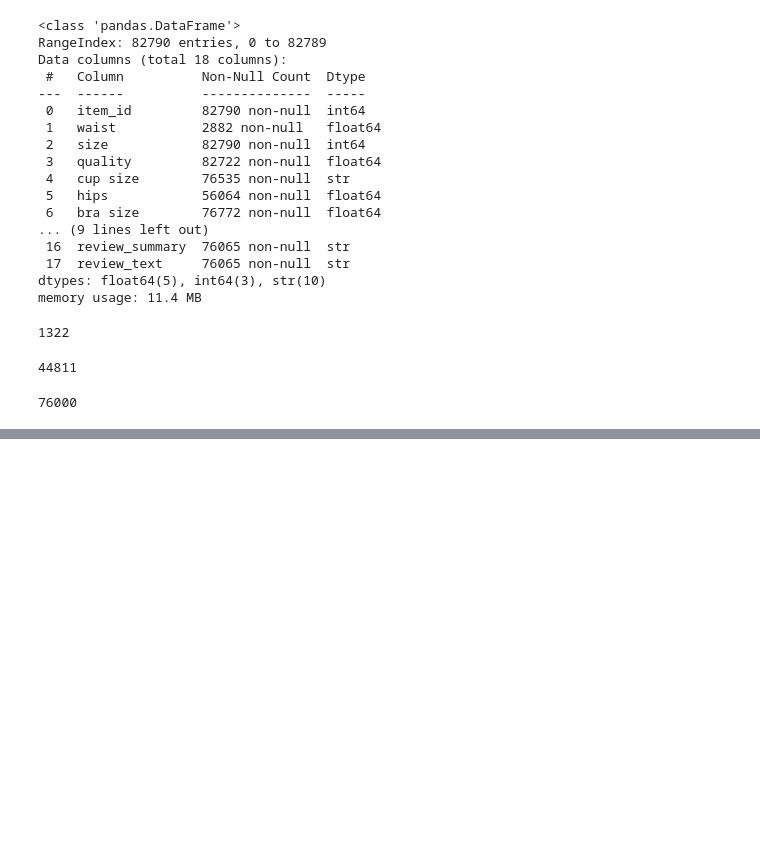
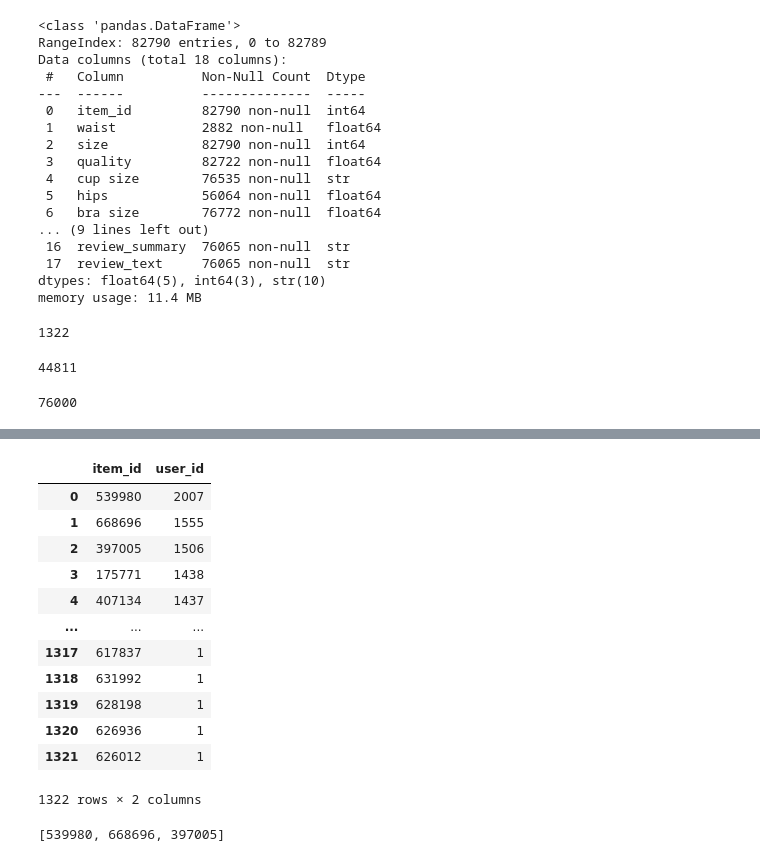
Before and after one commit to pm012/DataScience_sandbox, a Jupyter notebook: notebooks/module7/module7_1.ipynb, the cells around one changed output, grey strips where cells are left out. Saved outputs shown, nothing was run; the diff lists cells and outputs as text; code cells hidden in the pictures; blank space fills up the shorter version.

```diff
--- a/notebooks/module7/module7_1.ipynb
+++ b/notebooks/module7/module7_1.ipynb
@@ -57,0 +67,22 @@ len(df)
+# %%
+items_popularity = df.groupby("item_id")["user_id"].count().sort_values(ascending=False)
+items_popularity = items_popularity.reset_index()
+items_popularity
+# %% [output]
+|  | item_id | user_id |
+| 0 | 539980 | 2007 |
+| 1 | 668696 | 1555 |
+| 2 | 397005 | 1506 |
+| 3 | 175771 | 1438 |
+| 4 | 407134 | 1437 |
+| ... | ... | ... |
+| 1317 | 617837 | 1 |
+| 1318 | 631992 | 1 |
+| 1319 | 628198 | 1 |
+| 1320 | 626936 | 1 |
+| 1321 | 626012 | 1 |
+1322 rows × 2 columns
+# %%
+items_popularity.iloc[:3]["item_id"].to_list()
+# %% [output]
+[539980, 668696, 397005]
```
Also changed, not shown: parts of 23 cells of this notebook, 2 other files.
